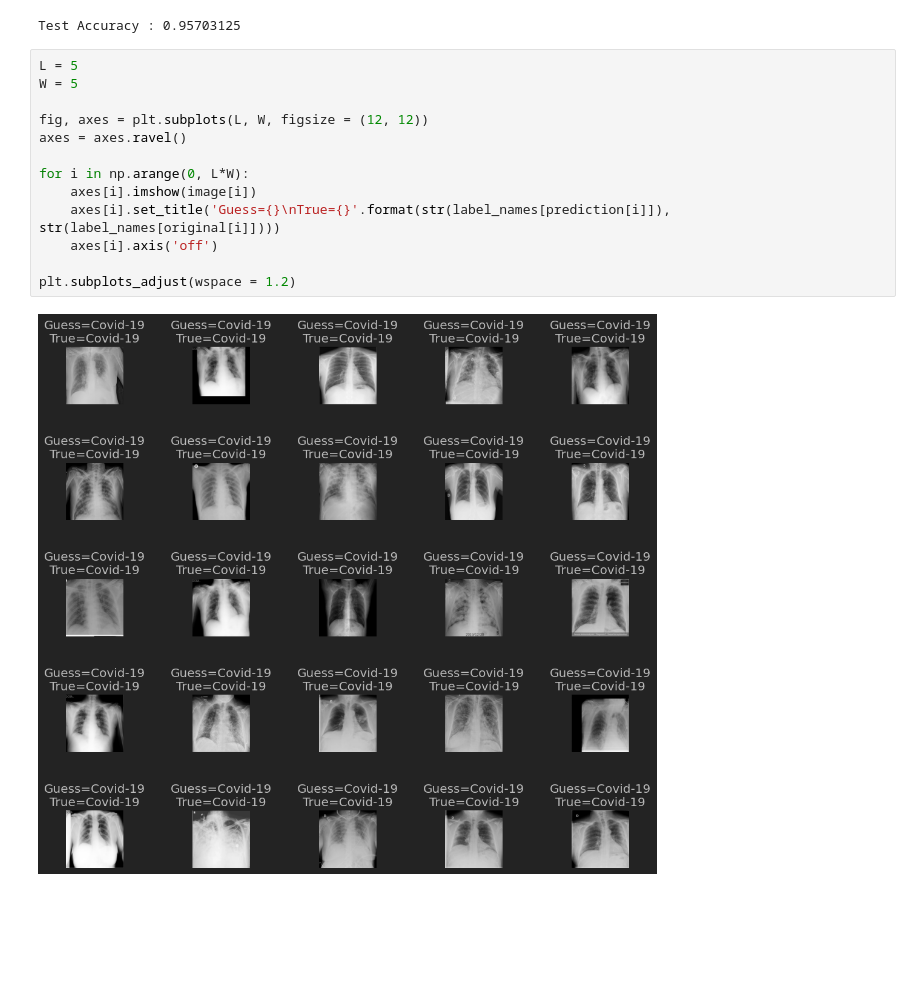
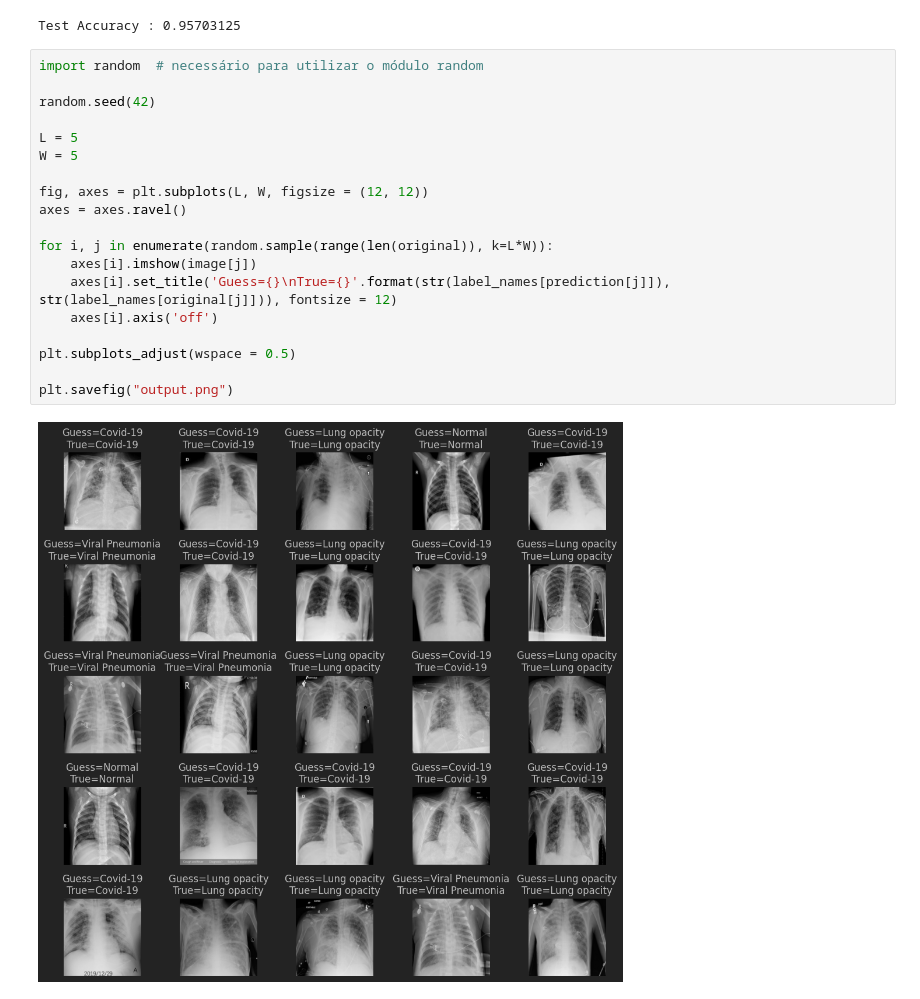
Before and after one commit to Juliogallinaro/Chest-X-Ray-Classification, a Jupyter notebook: Chest_X-Ray_Classification.ipynb, the cells around one changed output. Cells and saved outputs as stored; diff of their text form; blank space fills up the shorter version.

Commit message:
update images

```diff
--- a/Chest_X-Ray_Classification.ipynb
+++ b/Chest_X-Ray_Classification.ipynb
@@ -389,20 +389,26 @@ print("Test Accuracy : {}".format(score))
 # %% [output]
 Test Accuracy : 0.95703125
 # %%
+import random  # necessário para utilizar o módulo random
+
+random.seed(42)
+
 L = 5
 W = 5
 
 fig, axes = plt.subplots(L, W, figsize = (12, 12))
 axes = axes.ravel()
 
-for i in np.arange(0, L*W):
-    axes[i].imshow(image[i])
-    axes[i].set_title('Guess={}\nTrue={}'.format(str(label_names[prediction[i]]), str(label_names[original[i]])))
+for i, j in enumerate(random.sample(range(len(original)), k=L*W)):
+    axes[i].imshow(image[j])
+    axes[i].set_title('Guess={}\nTrue={}'.format(str(label_names[prediction[j]]), str(label_names[original[j]])), fontsize = 12)
     axes[i].axis('off')
 
-plt.subplots_adjust(wspace = 1.2)
+plt.subplots_adjust(wspace = 0.5)
+
+plt.savefig("output.png")
 # %% [output]
-[figure, old version]
+[figure, new version]
 # %%
 print(classification_report(np.asarray(original), np.asarray(prediction)))
 # %% [output]
```
Also changed, not shown: parts of 2 cells of this notebook, 2 other files.
